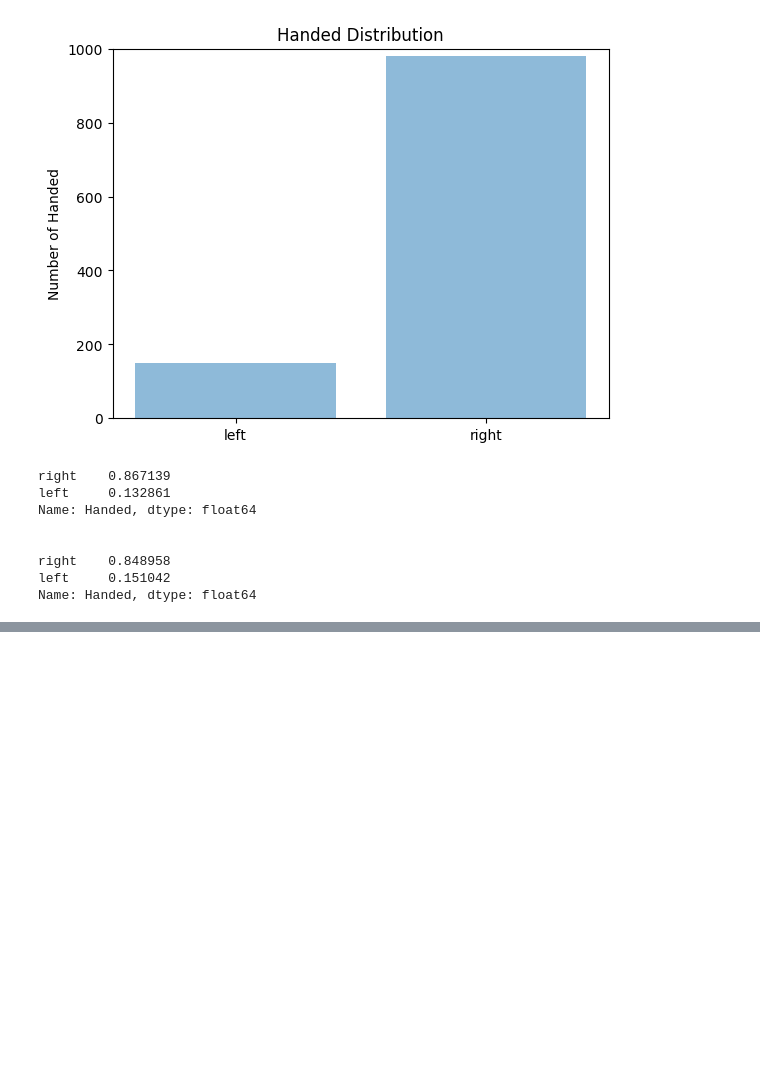
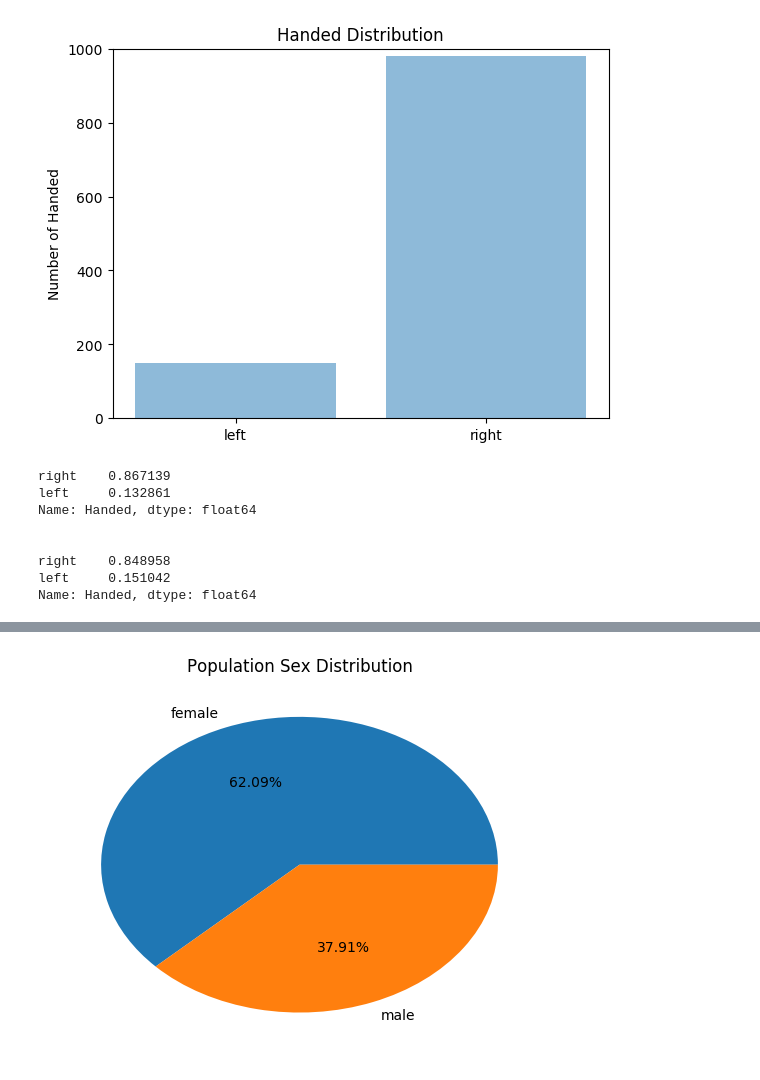
Before and after one commit to uoflCoder/StanfordStats, a Jupyter notebook: Sampling.ipynb, the cells around one changed output, grey strips where cells are left out. Saved outputs shown, nothing was run; the diff lists cells and outputs as text; code cells hidden in the pictures; blank space fills up the shorter version.

Commit message:
Added Pie charts and descriptions

```diff
--- a/Sampling.ipynb
+++ b/Sampling.ipynb
@@ -81,0 +81,8 @@ array([0, 1, 2, 3, 4, 5])
+# %%
+pie_chart = population_data.Sex.value_counts()
+
+plt.pie(pie_chart, labels = pie_chart.index.tolist(), autopct = '%1.02f%%')
+plt.title('Population Sex Distribution')
+plt.show()
+# %% [output]
+[figure, added]
```
Also changed, not shown: parts of 7 cells of this notebook.
